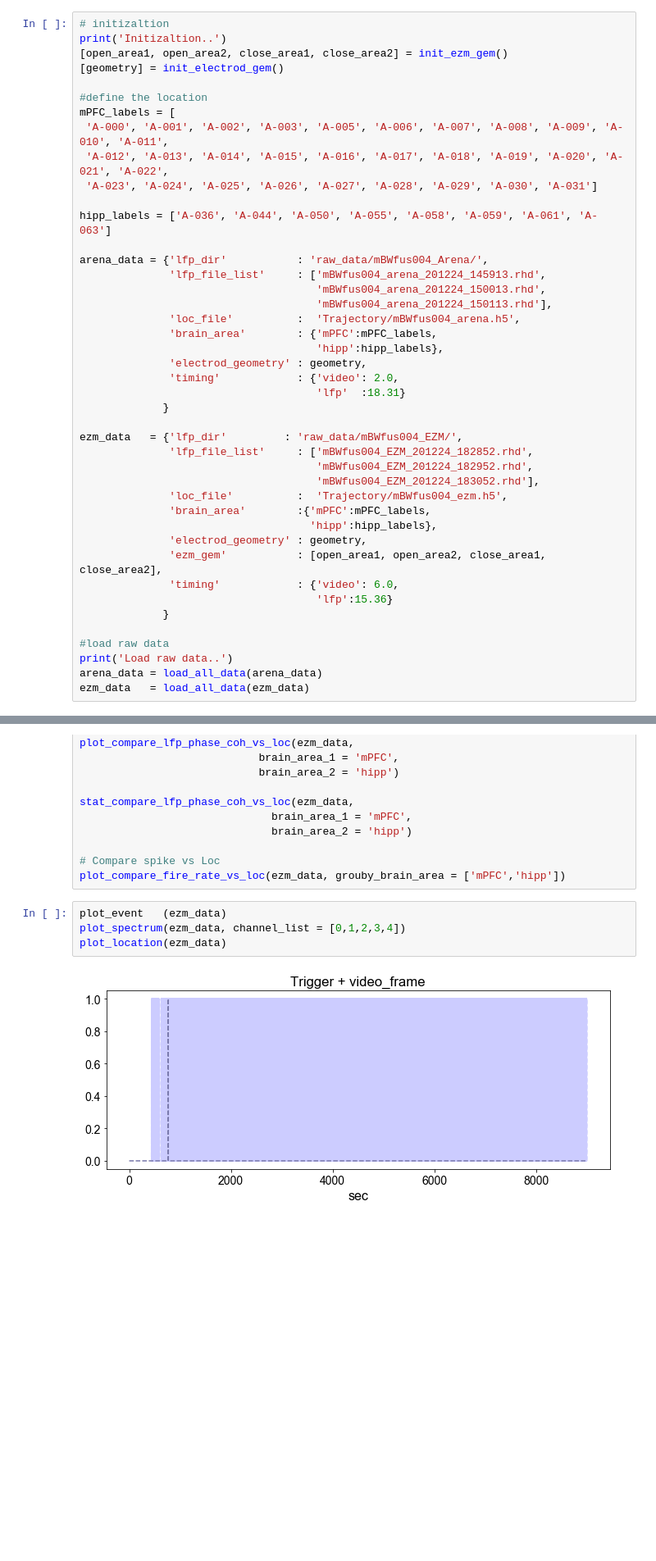
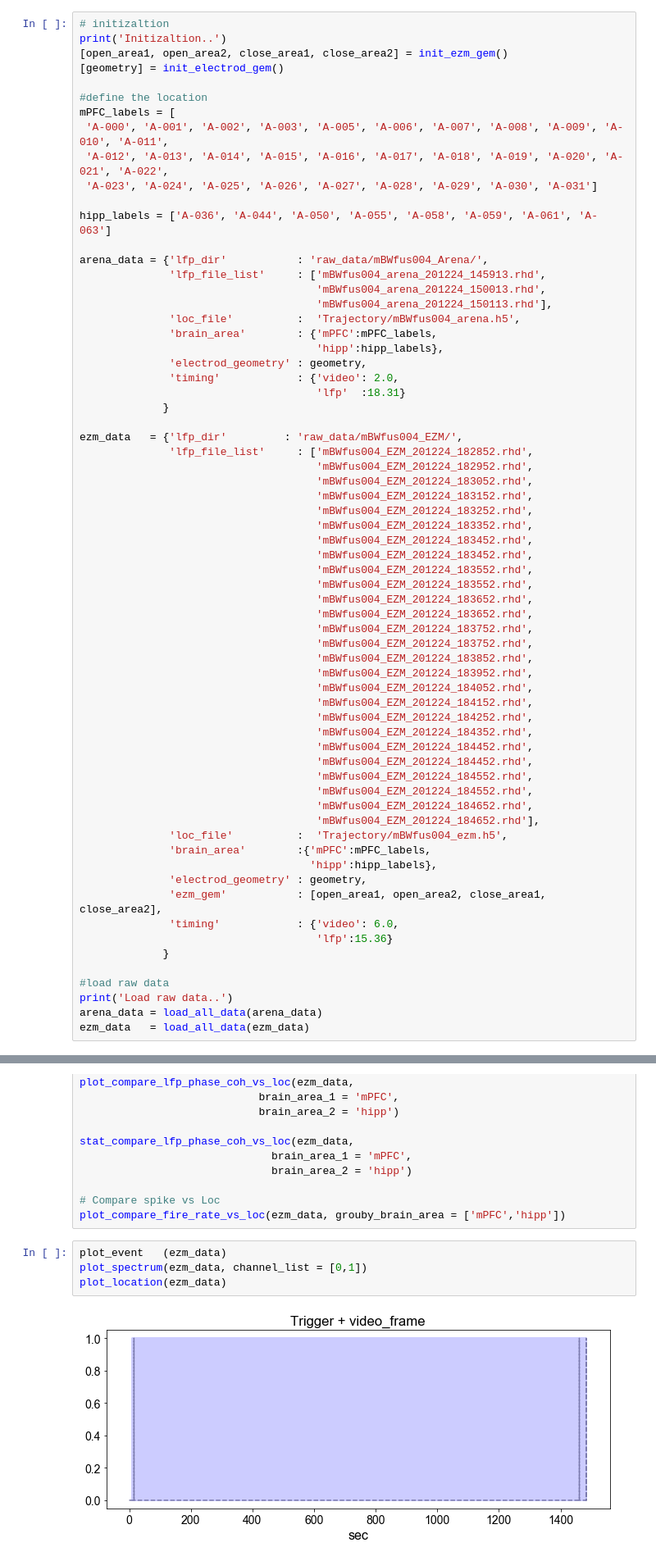
Before and after one commit to rezaie99/lfp_processing, a Jupyter notebook: notebook/preprocess_LFP_data.ipynb, the cells around one changed output, grey strips where cells are left out. Shown at 82% size. Drawn from its saved outputs; the diff is of its cells as text; blank space fills up the shorter version.

```diff
--- a/notebook/preprocess_LFP_data.ipynb
+++ b/notebook/preprocess_LFP_data.ipynb
@@ -260,7 +298,30 @@ arena_data = {'lfp_dir'           : 'raw_data/mBWfus004_Arena/',
 ezm_data   = {'lfp_dir'         : 'raw_data/mBWfus004_EZM/',
               'lfp_file_list'     : ['mBWfus004_EZM_201224_182852.rhd',
                                      'mBWfus004_EZM_201224_182952.rhd',
-                                     'mBWfus004_EZM_201224_183052.rhd'],
+                                     'mBWfus004_EZM_201224_183052.rhd',
+                                     'mBWfus004_EZM_201224_183152.rhd',
+                                     'mBWfus004_EZM_201224_183252.rhd',
+                                     'mBWfus004_EZM_201224_183352.rhd',
+                                     'mBWfus004_EZM_201224_183452.rhd',
+                                     'mBWfus004_EZM_201224_183452.rhd',
+                                     'mBWfus004_EZM_201224_183552.rhd',
+                                     'mBWfus004_EZM_201224_183552.rhd',
+                                     'mBWfus004_EZM_201224_183652.rhd',
+                                     'mBWfus004_EZM_201224_183652.rhd',
+                                     'mBWfus004_EZM_201224_183752.rhd',
+                                     'mBWfus004_EZM_201224_183752.rhd',
+                                     'mBWfus004_EZM_201224_183852.rhd',
+                                     'mBWfus004_EZM_201224_183952.rhd',
+                                     'mBWfus004_EZM_201224_184052.rhd',
+                                     'mBWfus004_EZM_201224_184152.rhd',
+                                     'mBWfus004_EZM_201224_184252.rhd',
+                                     'mBWfus004_EZM_201224_184352.rhd',
+                                     'mBWfus004_EZM_201224_184452.rhd',
+                                     'mBWfus004_EZM_201224_184452.rhd',
+                                     'mBWfus004_EZM_201224_184552.rhd',
+                                     'mBWfus004_EZM_201224_184552.rhd',
+                                     'mBWfus004_EZM_201224_184652.rhd',
+                                     'mBWfus004_EZM_201224_184652.rhd'],
               'loc_file'          :  'Trajectory/mBWfus004_ezm.h5',
               'brain_area'        :{'mPFC':mPFC_labels,
                                     'hipp':hipp_labels},
@@ -536,7 +597,7 @@ stat_compare_lfp_phase_coh_vs_loc(ezm_data,
 plot_compare_fire_rate_vs_loc(ezm_data, grouby_brain_area = ['mPFC','hipp'])
 # %%
 plot_event   (ezm_data)
-plot_spectrum(ezm_data, channel_list = [0,1,2,3,4])
+plot_spectrum(ezm_data, channel_list = [0,1])
 plot_location(ezm_data)
 # %% [output]
-[figure, old version]
+[figure, new version]
```
Also changed, not shown: parts of 5 cells of this notebook.
